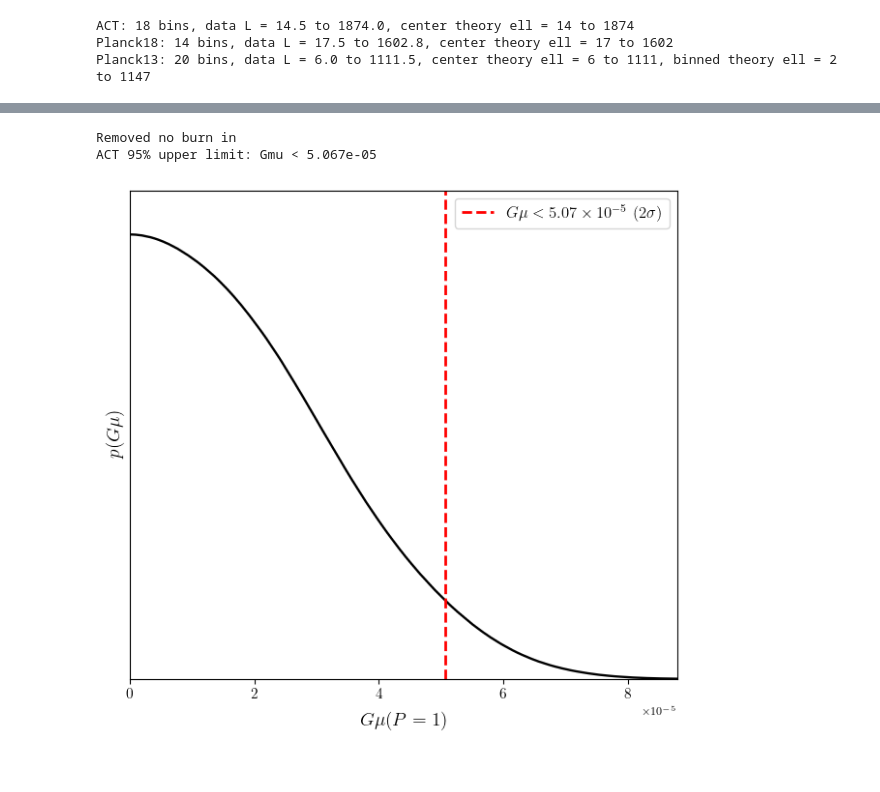
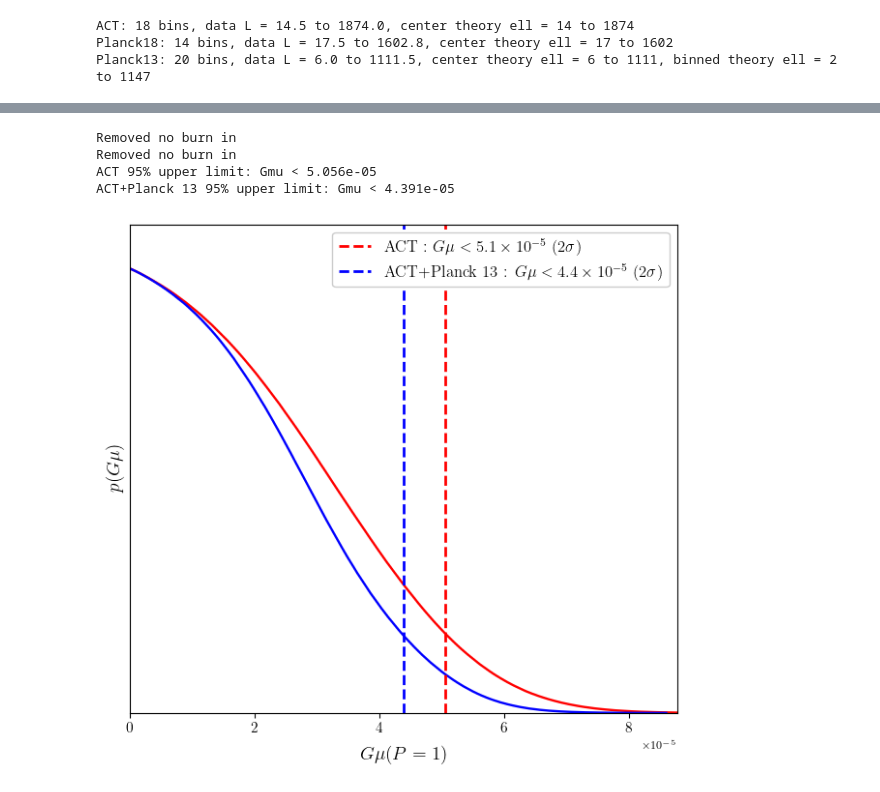
Before and after one commit to antolonappan/cosmic_strings, a Jupyter notebook: notebooks/G_mu.ipynb, the cells around one changed output, grey strips where cells are left out. Saved outputs shown, nothing was run; the diff lists cells and outputs as text; code cells hidden in the pictures.

Commit message:
actcov
Signed-off-by: Anto Idicherian Lonappan <antolonappan@icloud.com>

```diff
--- a/notebooks/G_mu.ipynb
+++ b/notebooks/G_mu.ipynb
@@ -47,7 +47,7 @@ else:
 %autoreload 2
 import strings as cs
 
-BACKEND = "fortran"  # use "python" for the original scipy backend
+BACKEND = "python"  # use "python" for the original scipy backend
 
 if BACKEND == "fortran":
     sys.path.insert(0, str(PROJECT_ROOT / "fortran_backend"))
@@ -76,9 +76,6 @@ BACKEND, theory_settings
 # %%
-# CL-space comparison.
-# The loaded data objects expose only CL and ER. Planck13 is still a binned
-# bandpower table, so for that dataset we bin the theory in the same paper
-# convention and convert the binned prediction back to CL at the bin center.
 ACT = cs.ACTDR6
+USE_FULL_ACT_COVARIANCE = False
 PLANCK18 = cs.PLANCK18
 PLANCK13 = cs.PLANCK13
 
@@ -136,6 +133,12 @@ masks = {
     for name, spec in datasets.items()
 }
 
+full_cov_inv = {}
+if USE_FULL_ACT_COVARIANCE:
+    act_mask = masks["ACT"]
+    act_cov = cs.ACTCOV[np.ix_(act_mask, act_mask)]
+    full_cov_inv["ACT"] = np.linalg.inv(act_cov)
+
 # Center-only theory uses floor, matching the old scipy notebook convention.
 # Planck13 below uses binned theory instead of this center approximation.
 ell_theory = {
@@ -258,7 +237,10 @@ def chi2_dataset(dataset_name, Gmu):
     spec = datasets[dataset_name]
     mask = masks[dataset_name]
     model = model_cl(dataset_name, Gmu)
-    return np.sum(((spec.CL[mask] - model) / spec.ER[mask])**2)
+    residual = spec.CL[mask] - model
+    if dataset_name in full_cov_inv:
+        return residual @ full_cov_inv[dataset_name] @ residual
+    return np.sum((residual / spec.ER[mask])**2)
 
 
 def chi2_comparison(comparison_name, Gmu):
@@ -433,36 +332,58 @@ Text(0.5, 5.808465514520197, '$G\\mu (P=1)$')
 # %%
 # ACT-only 1D posterior with getdist, following the requested plotting style
 from getdist import MCSamples, plots
 
-act_samples_1d = np.asarray(samples["ACT"])
+samples_1d_actp13 = np.asarray(samples["ACT+Planck13"])
+samples_1d_act = np.asarray(samples["ACT"])
+gd_samples_actp13 = MCSamples(
+    samples=samples_1d_actp13.reshape(-1, 1),
+    names=["gmu"],
+    labels=[r"G\\mu"],
+    label="ACT+Planck 13",
+    settings={"mult_bias_correction_order": 1}, ranges={"gmu": [0, None]}
+)
 gd_samples_act = MCSamples(
-    samples=act_samples_1d.reshape(-1, 1),
+    samples=samples_1d_act.reshape(-1, 1),
     names=["gmu"],
     labels=[r"G\\mu"],
     label="ACT",
     settings={"mult_bias_correction_order": 1}, ranges={"gmu": [0, None]}
 )
-upper_2sigma_act = np.percentile(act_samples_1d, 95)
+upper_2sigma_actp13 = np.percentile(samples_1d_actp13, 95)
+upper_2sigma_act = np.percentile(samples_1d_act, 95)
+
 
 g = plots.get_single_plotter(width_inch=6, ratio=1)
-g.plot_1d(gd_samples_act, "gmu")
+g.plot_1d([gd_samples_act, gd_samples_actp13], "gmu",colors=["red", "blue"],)
 ax = plt.gca()
-mantissa, exp = f"{upper_2sigma_act:.2e}".split("e")
-constraint_latex = rf"$G\mu < {mantissa}\times 10^{{{int(exp)}}}$ (2$\sigma$)"
+mantissa_act, exp_act = f"{upper_2sigma_act:.1e}".split("e")
+mantissa_actp13, exp_actp13 = f"{upper_2sigma_actp13:.1e}".split("e")
+constraint_latex_act = rf"ACT : $G\mu < {mantissa_act}\times 10^{{{int(exp_act)}}}$ (2$\sigma$)"
+constraint_latex_actp13 = rf"ACT+Planck 13 : $G\mu < {mantissa_actp13}\times 10^{{{int(exp_actp13)}}}$ (2$\sigma$)"
 ax.axvline(
     upper_2sigma_act,
     color="red",
     linestyle="--",
     linewidth=2,
-    label=constraint_latex,
+    label=constraint_latex_act,
+ )
+ax.axvline(
+    upper_2sigma_actp13,
+    color="blue",
+    linestyle="--",
+    linewidth=2,
+    label=constraint_latex_actp13,
  )
 ax.set_xlabel(r"$G\mu (P=1)$", fontsize=14)
 ax.set_ylabel(r"$p(G\mu)$", fontsize=14)
-ax.legend(loc="upper right", fontsize=12)
+ax.legend(loc="upper right", fontsize=12,frameon=True, framealpha=1, facecolor="white")
 
 print(f"ACT 95% upper limit: Gmu < {upper_2sigma_act:.3e}")
+print(f"ACT+Planck 13 95% upper limit: Gmu < {upper_2sigma_actp13:.3e}")
 plt.savefig("plots/Gmu_Constraint_Plot.pdf", dpi=300, bbox_inches='tight')
 # %% [output]
 Removed no burn in
-ACT 95% upper limit: Gmu < 5.067e-05
+Removed no burn in
+ACT 95% upper limit: Gmu < 5.056e-05
+ACT+Planck 13 95% upper limit: Gmu < 4.391e-05
-[figure, old version]
+[figure, new version]
```
Also changed, not shown: parts of 8 cells of this notebook, 8 other files.
